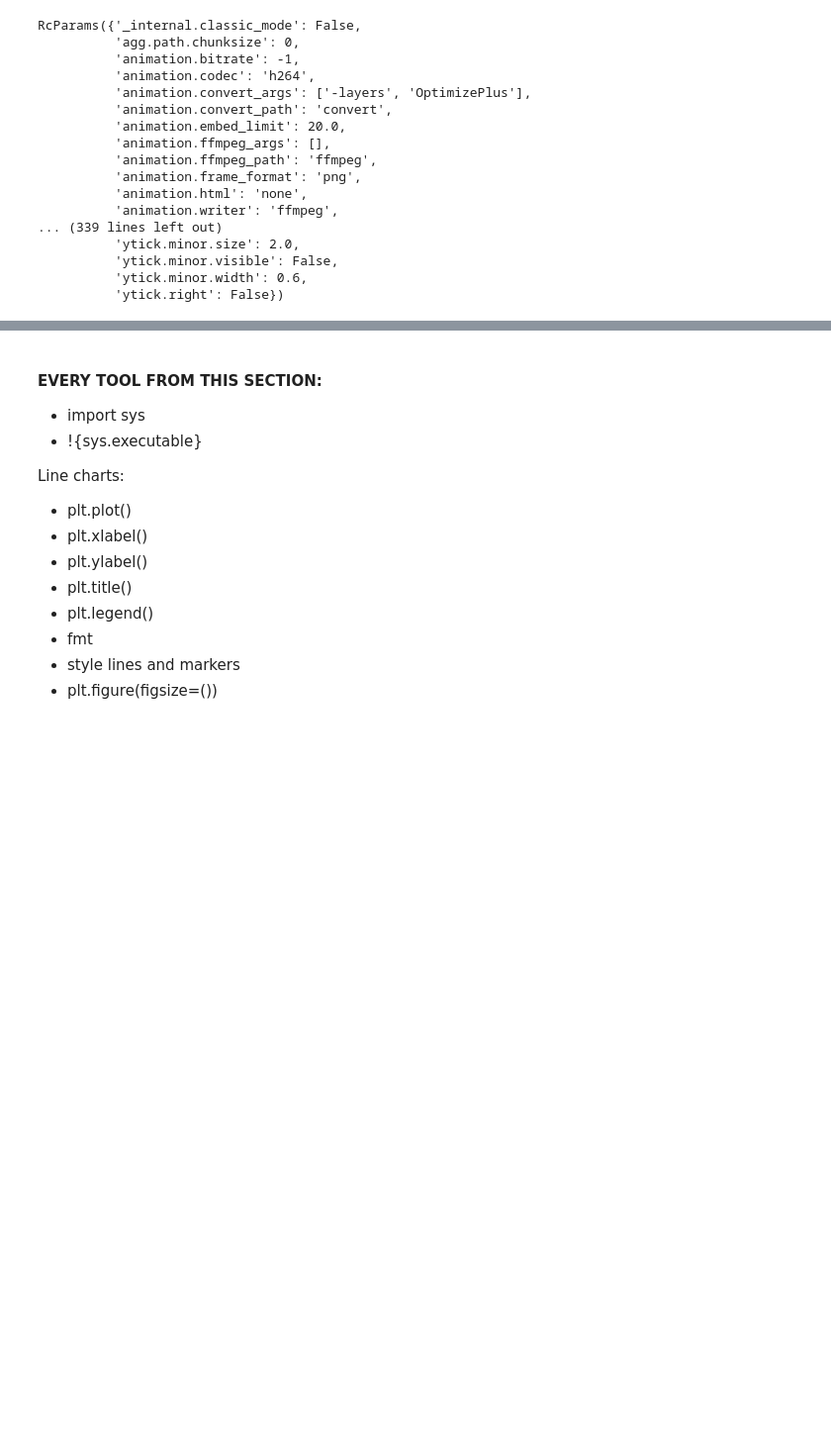
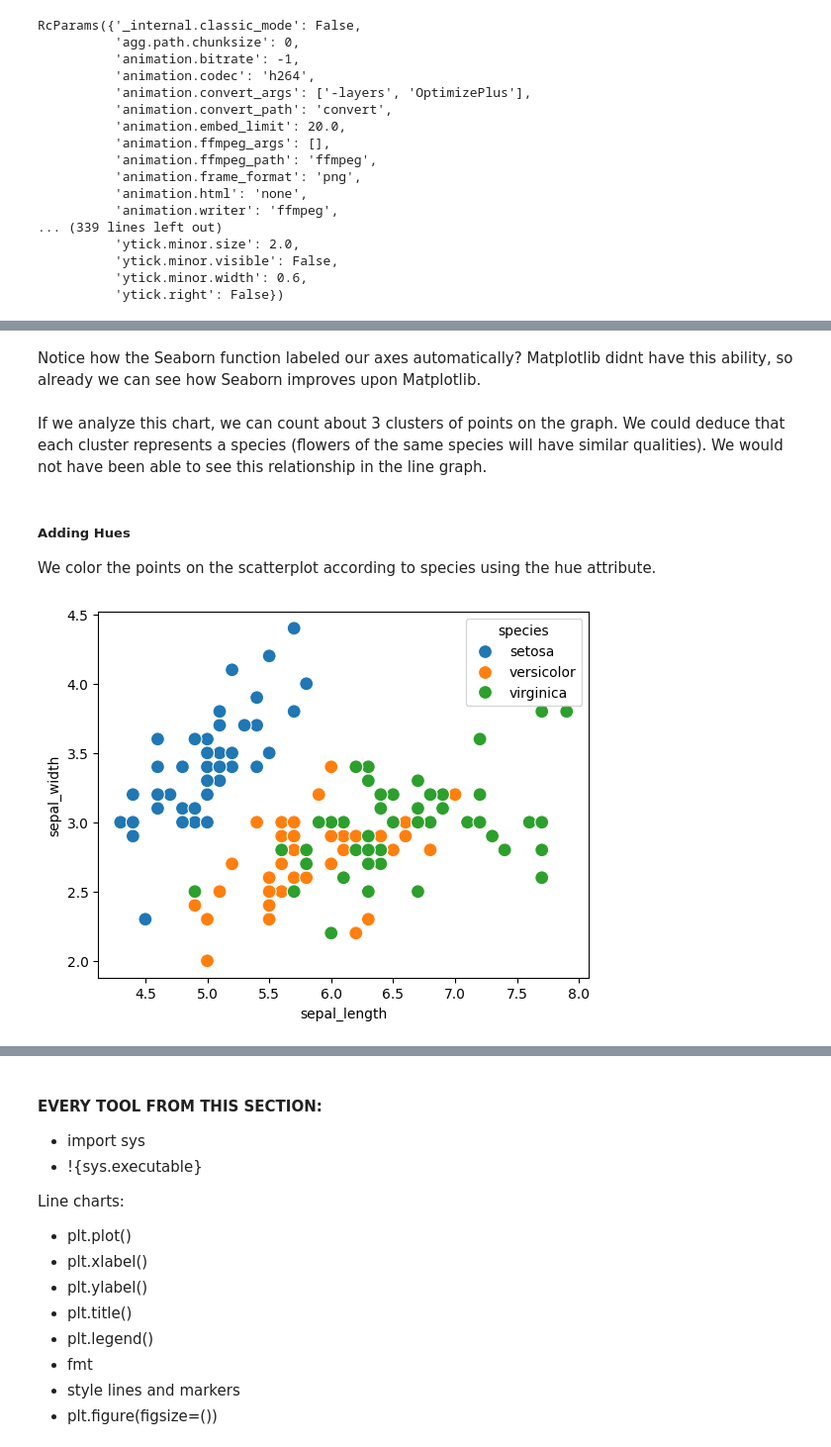
Before and after one commit to veronicasb/data_analysis, a Jupyter notebook: lesson5_visualization.ipynb, the cells around one changed output, grey strips where cells are left out. Shown: that part at 99% size. Saved outputs shown, nothing was run; the diff lists cells and outputs as text; code cells hidden in the pictures; blank space fills up the shorter version.

```diff
--- a/lesson5_visualization.ipynb
+++ b/lesson5_visualization.ipynb
@@ -221,0 +258,13 @@ RcParams({'_internal.classic_mode': False,
+# %% [markdown]
+Notice how the Seaborn function labeled our axes automatically? Matplotlib didnt have this ability, so already we can see how Seaborn improves upon Matplotlib.
+# %% [markdown]
+If we analyze this chart, we can count about 3 clusters of points on the graph. We could deduce that each cluster represents a species (flowers of the same species will have similar qualities). We would not have been able to see this relationship in the line graph.
+# %% [markdown]
+##### Adding Hues
+We color the points on the scatterplot according to species using the hue attribute.
+# %%
+sns.scatterplot(x=flowers_df.sepal_length,
+                y=flowers_df.sepal_width,
+                hue=flowers_df.species, s=100);
+# %% [output]
+[figure, added]
```
Also changed, not shown: parts of 11 cells of this notebook.
